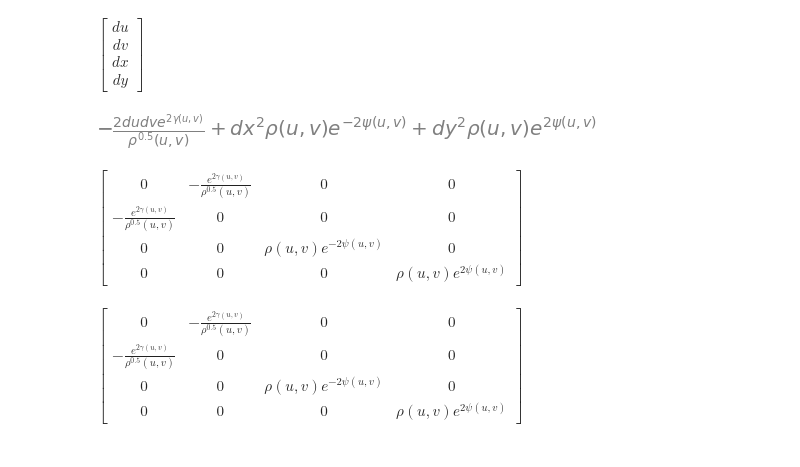
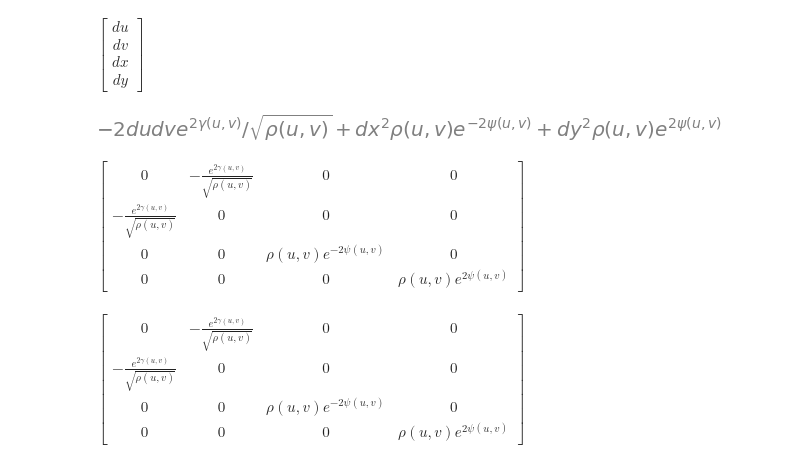
Before and after one commit to GeoffCope/General_Relativity_Python, a Jupyter notebook: Initial_value_problem_for_colliding_gravitational_plane_waves_I_Hauser_Ernst.ipynb, the cells around one changed output. Drawn from its saved outputs; the diff is of its cells as text; code cells hidden in the pictures.

```diff
--- a/Initial_value_problem_for_colliding_gravitational_plane_waves_I_Hauser_Ernst.ipynb
+++ b/Initial_value_problem_for_colliding_gravitational_plane_waves_I_Hauser_Ernst.ipynb
@@ -52,10 +54,10 @@ differentials
 # %% [output]
 $\displaystyle \left[\begin{matrix}du\\dv\\dx\\dy\end{matrix}\right]$
 # %%
-lineElement = expand( rho * ( exp(-2*psi) * dx**2 + exp(2*psi) * dy**2 ) - (2/rho**(1/2)) * ( exp(2*gamma)*du*dv) )
+lineElement = expand( rho * ( exp(-2*psi) * dx**2 + exp(2*psi) * dy**2 ) - (2/rho**(Rational(1,2))) * ( exp(2*gamma)*du*dv) )
 lineElement
 # %% [output]
-[figure, old version]
+[figure, new version]
 # %%
 g = zeros(4)
 
@@ -68,14 +70,14 @@ for i in range(4):
 
 g
 # %% [output]
-$\displaystyle \left[\begin{matrix}0 & - \frac{e^{2 \gamma{\left(u,v \right)}}}{\rho^{0.5}{\left(u,v \right)}} & 0 & 0\\- \frac{e^{2 \gamma{\left(u,v \right)}}}{\rho^{0.5}{\left(u,v \right)}} & 0 & 0 & 0\\0 & 0 & \rho{\left(u,v \right)} e^{- 2 \psi{\left(u,v \right)}} & 0\\0 & 0 & 0 & \rho{\left(u,v \right)} e^{2 \psi{\left(u,v \right)}}\end{matrix}\right]$
+$\displaystyle \left[\begin{matrix}0 & - \frac{e^{2 \gamma{\left(u,v \right)}}}{\sqrt{\rho{\left(u,v \right)}}} & 0 & 0\\- \frac{e^{2 \gamma{\left(u,v \right)}}}{\sqrt{\rho{\left(u,v \right)}}} & 0 & 0 & 0\\0 & 0 & \rho{\left(u,v \right)} e^{- 2 \psi{\left(u,v \right)}} & 0\\0 & 0 & 0 & \rho{\left(u,v \right)} e^{2 \psi{\left(u,v \right)}}\end{matrix}\right]$
 # %%
 import sympy
 # %%
 m = sympy.Array(g)
 m
 # %% [output]
-$\displaystyle \left[\begin{matrix}0 & - \frac{e^{2 \gamma{\left(u,v \right)}}}{\rho^{0.5}{\left(u,v \right)}} & 0 & 0\\- \frac{e^{2 \gamma{\left(u,v \right)}}}{\rho^{0.5}{\left(u,v \right)}} & 0 & 0 & 0\\0 & 0 & \rho{\left(u,v \right)} e^{- 2 \psi{\left(u,v \right)}} & 0\\0 & 0 & 0 & \rho{\left(u,v \right)} e^{2 \psi{\left(u,v \right)}}\end{matrix}\right]$
+$\displaystyle \left[\begin{matrix}0 & - \frac{e^{2 \gamma{\left(u,v \right)}}}{\sqrt{\rho{\left(u,v \right)}}} & 0 & 0\\- \frac{e^{2 \gamma{\left(u,v \right)}}}{\sqrt{\rho{\left(u,v \right)}}} & 0 & 0 & 0\\0 & 0 & \rho{\left(u,v \right)} e^{- 2 \psi{\left(u,v \right)}} & 0\\0 & 0 & 0 & \rho{\left(u,v \right)} e^{2 \psi{\left(u,v \right)}}\end{matrix}\right]$
 # %%
 from einsteinpy.symbolic import *
 # %%
```
Also changed, not shown: parts of 16 cells of this notebook, 5 other files.
